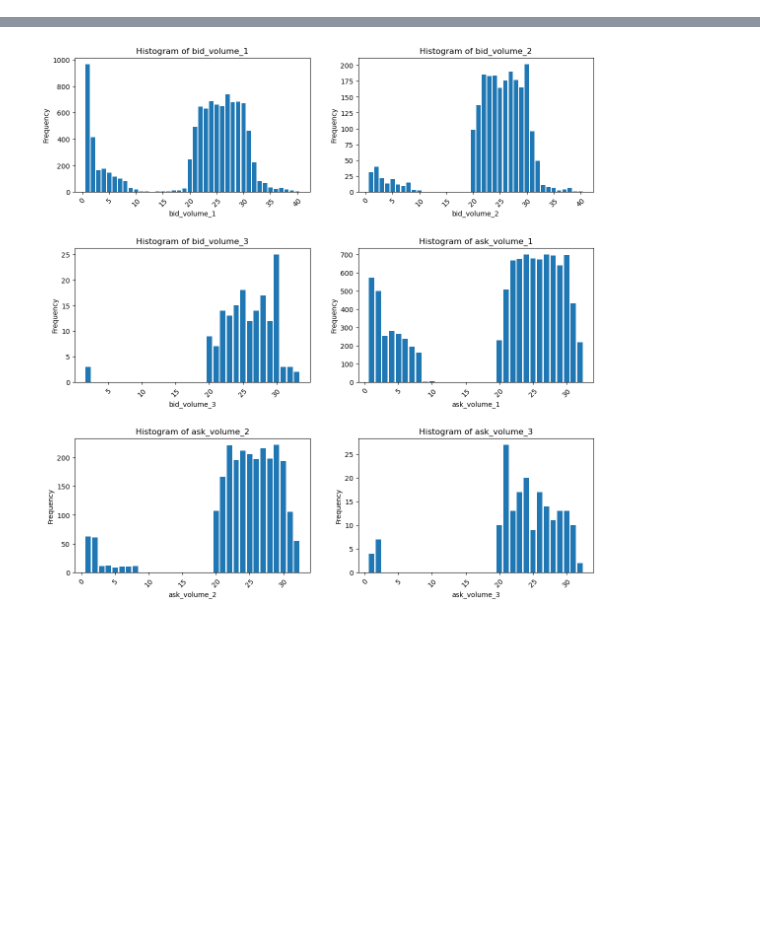
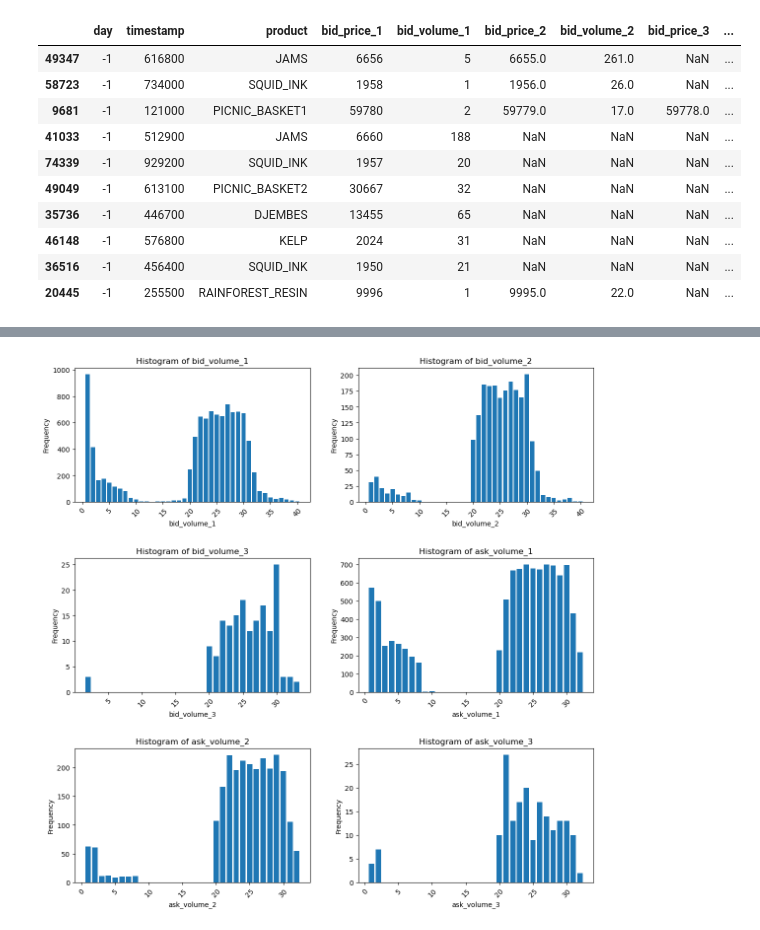
Before and after one commit to xiaoyongzhang47/imc_prosperity_2025_foxfoxgogogo, a Jupyter notebook: round_2/data_visual_2.ipynb, the cells around one changed output, grey strips where cells are left out. Saved outputs shown, nothing was run; the diff lists cells and outputs as text; code cells hidden in the pictures; blank space fills up the shorter version.

```diff
--- a/round_1/data_visual.ipynb
+++ b/round_2/data_visual_2.ipynb
@@ -10,0 +16,14 @@ trade_history = pd.read_csv(f"./round-1-island-data-bottle/trades_round_1_day_{d
+# %%
+market_data.sample(10)
+# %% [output]
+|  | day | timestamp | product | bid_price_1 | bid_volume_1 | bid_price_2 | bid_volume_2 | bid_price_3 | ... |
+| 49347 | -1 | 616800 | JAMS | 6656 | 5 | 6655.0 | 261.0 | NaN | ... |
+| 58723 | -1 | 734000 | SQUID_INK | 1958 | 1 | 1956.0 | 26.0 | NaN | ... |
+| 9681 | -1 | 121000 | PICNIC_BASKET1 | 59780 | 2 | 59779.0 | 17.0 | 59778.0 | ... |
+| 41033 | -1 | 512900 | JAMS | 6660 | 188 | NaN | NaN | NaN | ... |
+| 74339 | -1 | 929200 | SQUID_INK | 1957 | 20 | NaN | NaN | NaN | ... |
+| 49049 | -1 | 613100 | PICNIC_BASKET2 | 30667 | 32 | NaN | NaN | NaN | ... |
+| 35736 | -1 | 446700 | DJEMBES | 13455 | 65 | NaN | NaN | NaN | ... |
+| 46148 | -1 | 576800 | KELP | 2024 | 31 | NaN | NaN | NaN | ... |
+| 36516 | -1 | 456400 | SQUID_INK | 1950 | 21 | NaN | NaN | NaN | ... |
+| 20445 | -1 | 255500 | RAINFOREST_RESIN | 9996 | 1 | 9995.0 | 22.0 | NaN | ... |
```
Also changed, not shown: parts of 5 cells of this notebook, 3 other files.
